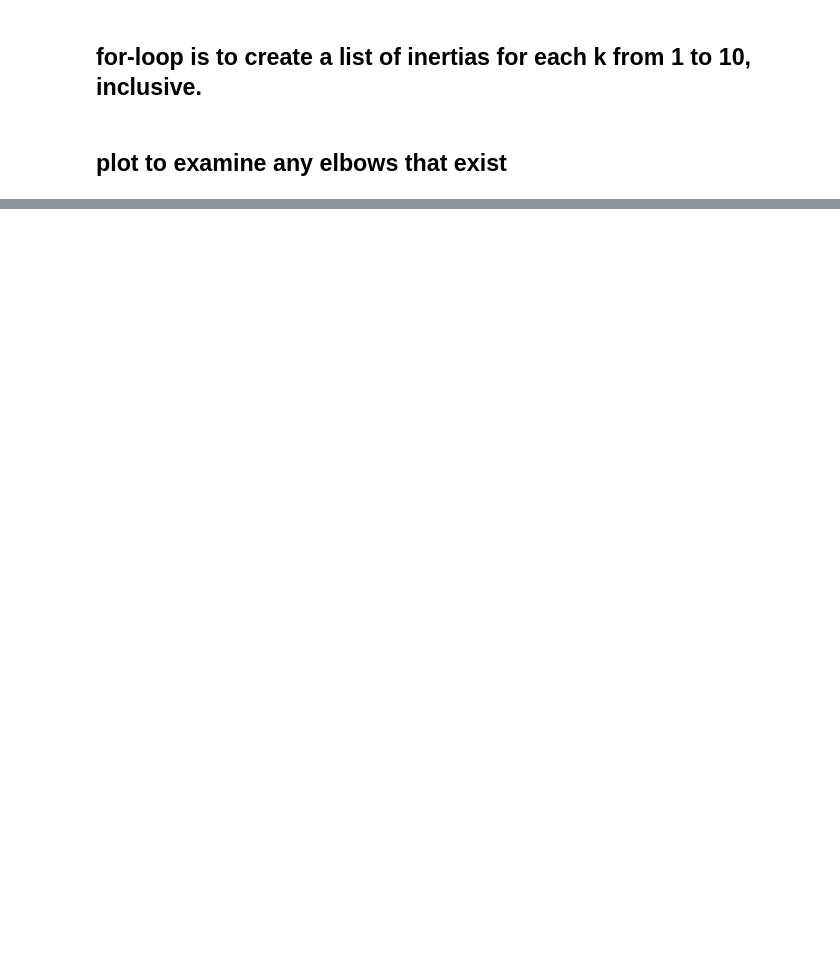
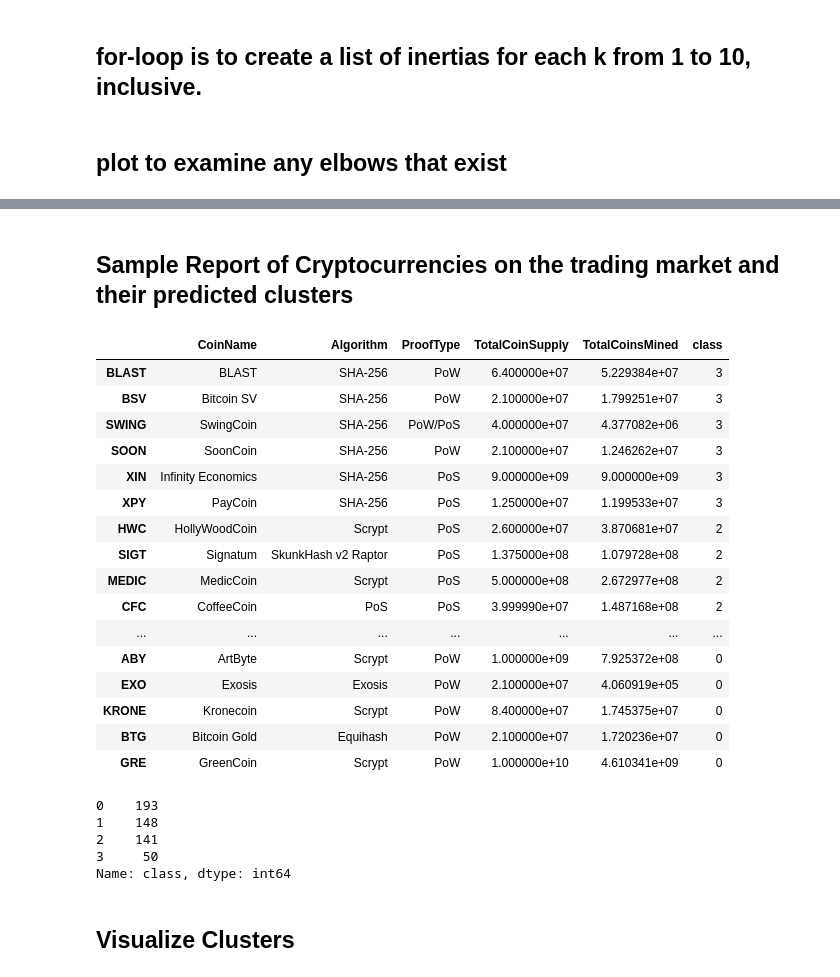
Before and after one commit to V-MalM/Cryptocurrency-Clusters, a Jupyter notebook: Cryptocurrency_Clusters.ipynb, the cells around one changed output, grey strips where cells are left out. Drawn from its saved outputs; the diff is of its cells as text; code cells hidden in the pictures; blank space fills up the shorter version.

```diff
--- a/Cryptocurrency_Clusters.ipynb
+++ b/Cryptocurrency_Clusters.ipynb
@@ -407,3 +417,41 @@ array([1, 2, 0, 3])
+# %% [markdown]
+## Sample Report of Cryptocurrencies on the trading market and their predicted clusters
+# %%
+#Tradable cryptos
+clustered_cryptos_df = clustered_cryptos_df[
+    [
+        "CoinName", "Algorithm", "ProofType", "TotalCoinSupply", "TotalCoinsMined", "class"]
+    ]
+clustered_cryptos_df.sample(40).sort_values(by='class', ascending=False)
+# %% [output]
+|  | CoinName | Algorithm | ProofType | TotalCoinSupply | TotalCoinsMined | class |
+| BLAST | BLAST | SHA-256 | PoW | 6.400000e+07 | 5.229384e+07 | 3 |
+| BSV | Bitcoin SV | SHA-256 | PoW | 2.100000e+07 | 1.799251e+07 | 3 |
+| SWING | SwingCoin | SHA-256 | PoW/PoS | 4.000000e+07 | 4.377082e+06 | 3 |
+| SOON | SoonCoin | SHA-256 | PoW | 2.100000e+07 | 1.246262e+07 | 3 |
+| XIN | Infinity Economics | SHA-256 | PoS | 9.000000e+09 | 9.000000e+09 | 3 |
+| XPY | PayCoin | SHA-256 | PoS | 1.250000e+07 | 1.199533e+07 | 3 |
+| HWC | HollyWoodCoin | Scrypt | PoS | 2.600000e+07 | 3.870681e+07 | 2 |
+| SIGT | Signatum | SkunkHash v2 Raptor | PoS | 1.375000e+08 | 1.079728e+08 | 2 |
+| MEDIC | MedicCoin | Scrypt | PoS | 5.000000e+08 | 2.672977e+08 | 2 |
+| CFC | CoffeeCoin | PoS | PoS | 3.999990e+07 | 1.487168e+08 | 2 |
+| ... | ... | ... | ... | ... | ... | ... |
+| ABY | ArtByte | Scrypt | PoW | 1.000000e+09 | 7.925372e+08 | 0 |
+| EXO | Exosis | Exosis | PoW | 2.100000e+07 | 4.060919e+05 | 0 |
+| KRONE | Kronecoin | Scrypt | PoW | 8.400000e+07 | 1.745375e+07 | 0 |
+| BTG | Bitcoin Gold | Equihash | PoW | 2.100000e+07 | 1.720236e+07 | 0 |
+| GRE | GreenCoin | Scrypt | PoW | 1.000000e+10 | 4.610341e+09 | 0 |
+# %%
+# Number of Cryptocurrencies per class
+clustered_cryptos_df['class'].value_counts()
+# %% [output]
+0    193
+1    148
+2    141
+3     50
+Name: class, dtype: int64
+# %% [markdown]
+## Visualize Clusters
 # %%
 plt.scatter(x=tsne_features_df['t-SNE feature 1'], y=tsne_features_df['t-SNE feature 2'], c=tsne_features_df['class'])
 plt.title('Cryptocurrency clusters')
```
Also changed, not shown: parts of 16 cells of this notebook.
